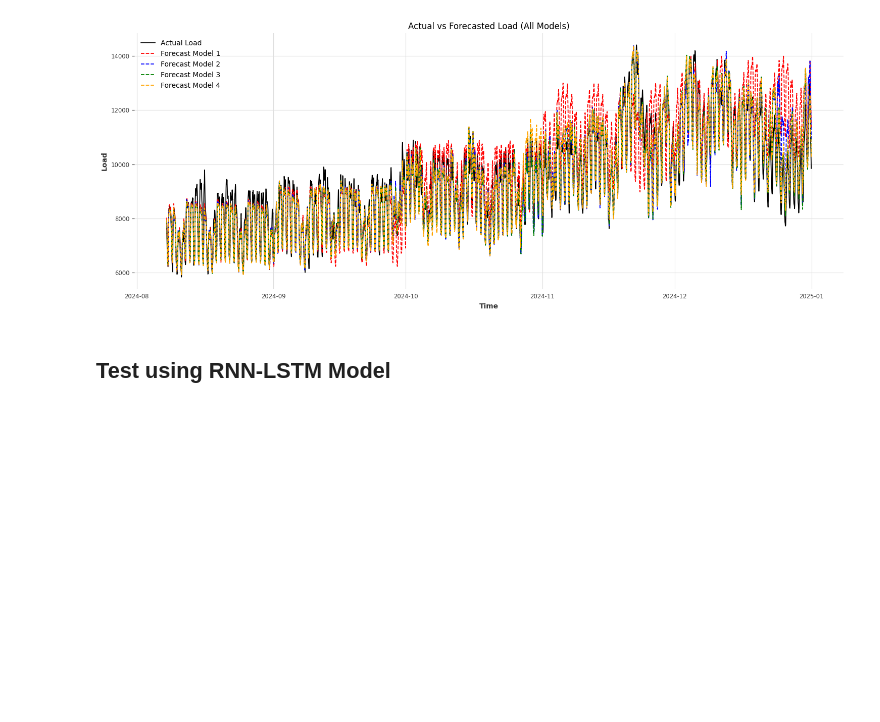
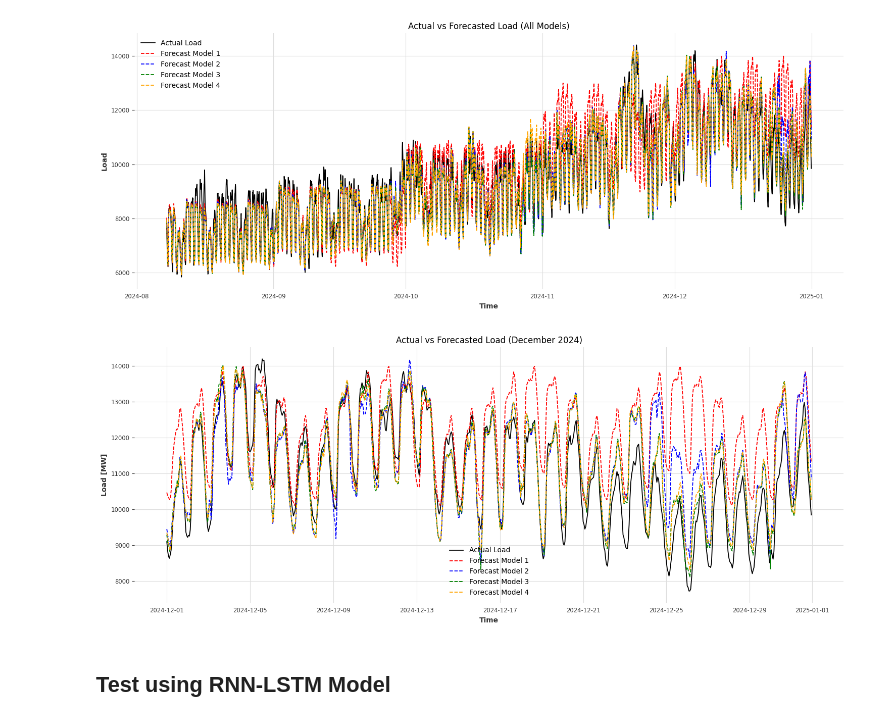
Before and after one commit to jakfar/Project, a Jupyter notebook: Final.ipynb, the cells around one changed output. Saved outputs shown, nothing was run; the diff lists cells and outputs as text; code cells hidden in the pictures; blank space fills up the shorter version.

```diff
--- a/Final.ipynb
+++ b/Final.ipynb
@@ -617,6 +617,43 @@ plt.tight_layout()
 plt.show()
 # %% [output]
 [figure]
+# %%
+# Make sure y1_test has a datetime index
+y1_test.index = pd.to_datetime(y1_test.index)
+
+# Also align predictions to that index
+y1_pred = pd.Series(y1_pred, index=y1_test.index)
+y2_pred = pd.Series(y2_pred, index=y1_test.index)
+y3_pred = pd.Series(y3_pred, index=y1_test.index)
+y4_pred = pd.Series(y4_pred, index=y1_test.index)
+
+# Define the time window
+start = '2024-12-01 00:00:00'
+end = '2024-12-31 23:00:00'
+
+# Slice using full datetime resolution
+y1_test_june = y1_test[start:end]
+y1_pred_june = y1_pred[start:end]
+y2_pred_june = y2_pred[start:end]
+y3_pred_june = y3_pred[start:end]
+y4_pred_june = y4_pred[start:end]
+
+plt.figure(figsize=(15, 6))
+plt.plot(y1_test_june.index, y1_test_june, label='Actual Load', color='black')
+plt.plot(y1_pred_june.index, y1_pred_june, label='Forecast Model 1', linestyle='--', color='red')
+plt.plot(y2_pred_june.index, y2_pred_june, label='Forecast Model 2', linestyle='--', color='blue')
+plt.plot(y3_pred_june.index, y3_pred_june, label='Forecast Model 3', linestyle='--', color='green')
+plt.plot(y4_pred_june.index, y4_pred_june, label='Forecast Model 4', linestyle='--', color='orange')
+
+plt.title('Actual vs Forecasted Load (December 2024)')
+plt.xlabel('Time')
+plt.ylabel('Load [MW]')
+plt.legend()
+plt.grid(True)
+plt.tight_layout()
+plt.show()
+# %% [output]
+[figure, added]
 # %% [markdown]
 ## Test using RNN-LSTM Model
 # %% [markdown]
```
